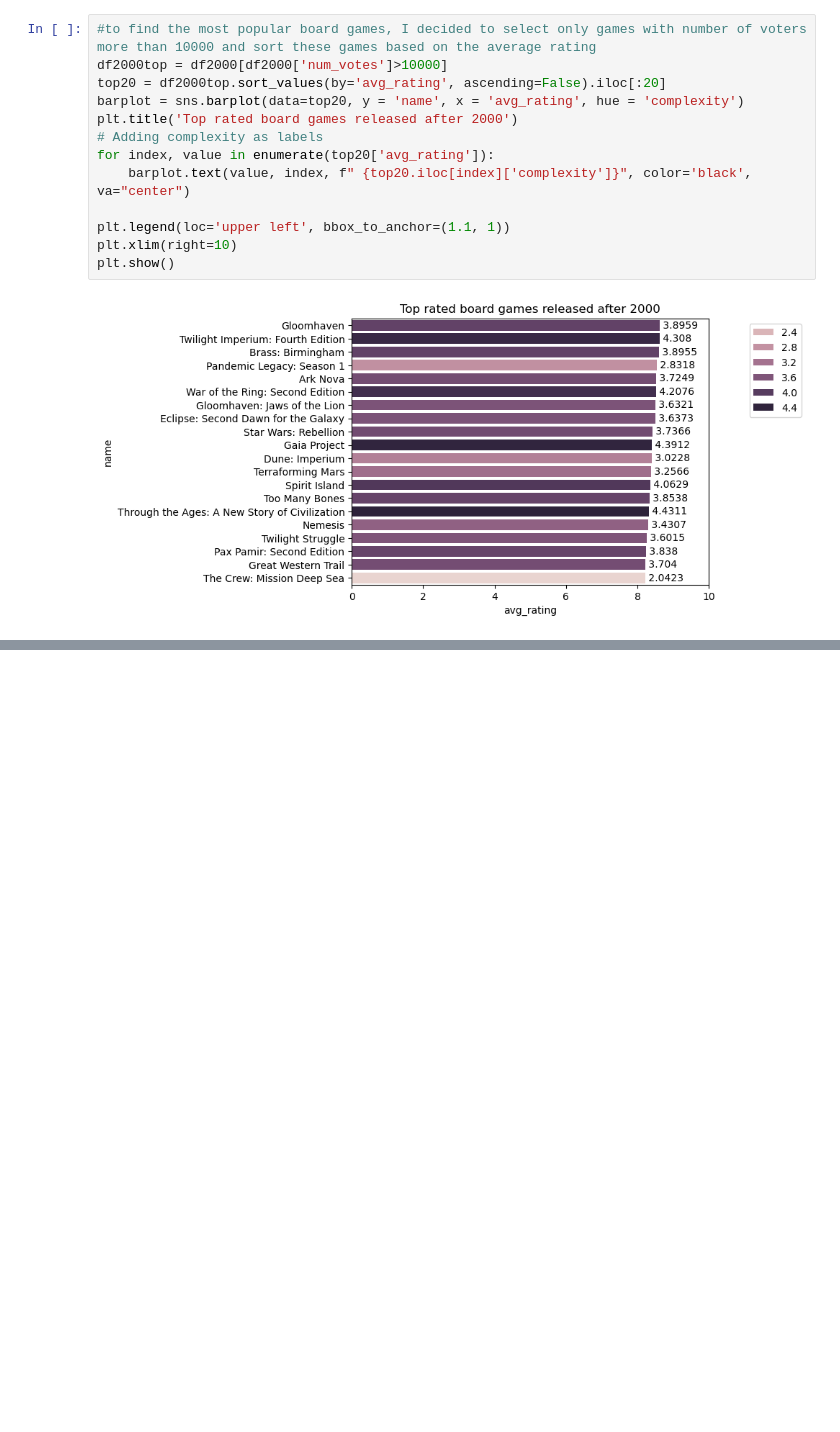
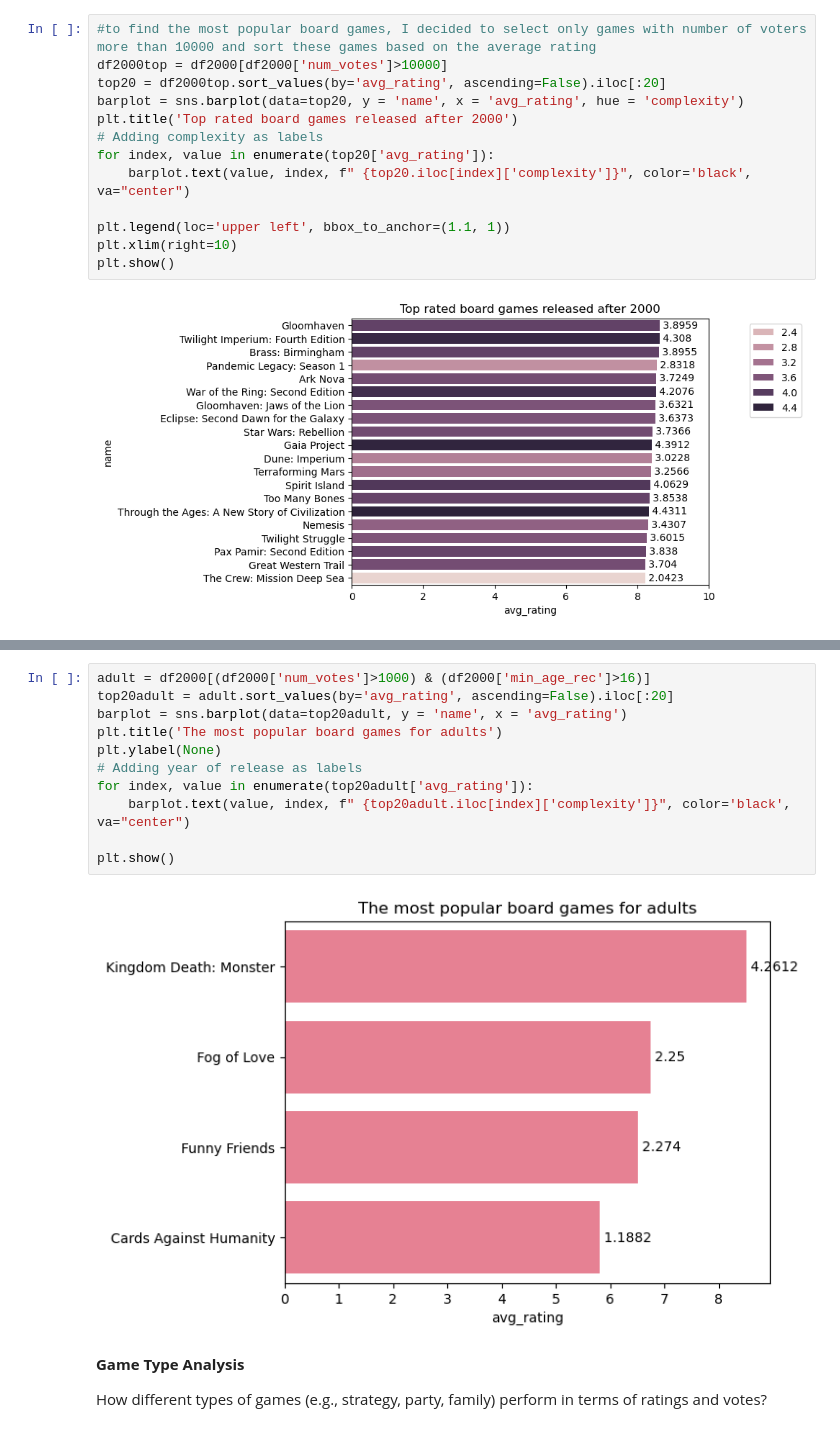
Before and after one commit to Katsiaryna-B/BoardGames, a Jupyter notebook: BG.ipynb, the cells around one changed output, grey strips where cells are left out. Drawn from its saved outputs; the diff is of its cells as text; blank space fills up the shorter version.

```diff
--- a/BG.ipynb
+++ b/BG.ipynb
@@ -310,3 +315,20 @@ for index, value in enumerate(top20Preschool['avg_rating']):
 plt.show()
 # %% [output]
 [figure]
+# %%
+adult = df2000[(df2000['num_votes']>1000) & (df2000['min_age_rec']>16)]
+top20adult = adult.sort_values(by='avg_rating', ascending=False).iloc[:20]
+barplot = sns.barplot(data=top20adult, y = 'name', x = 'avg_rating')
+plt.title('The most popular board games for adults')
+plt.ylabel(None)
+# Adding year of release as labels
+for index, value in enumerate(top20adult['avg_rating']):
+    barplot.text(value, index, f" {top20adult.iloc[index]['complexity']}", color='black', va="center")
+
+plt.show()
+# %% [output]
+[figure, added]
+# %% [markdown]
+**Game Type Analysis**
+
+How different types of games (e.g., strategy, party, family) perform in terms of ratings and votes?
```
Also changed, not shown: parts of 5 cells of this notebook.
